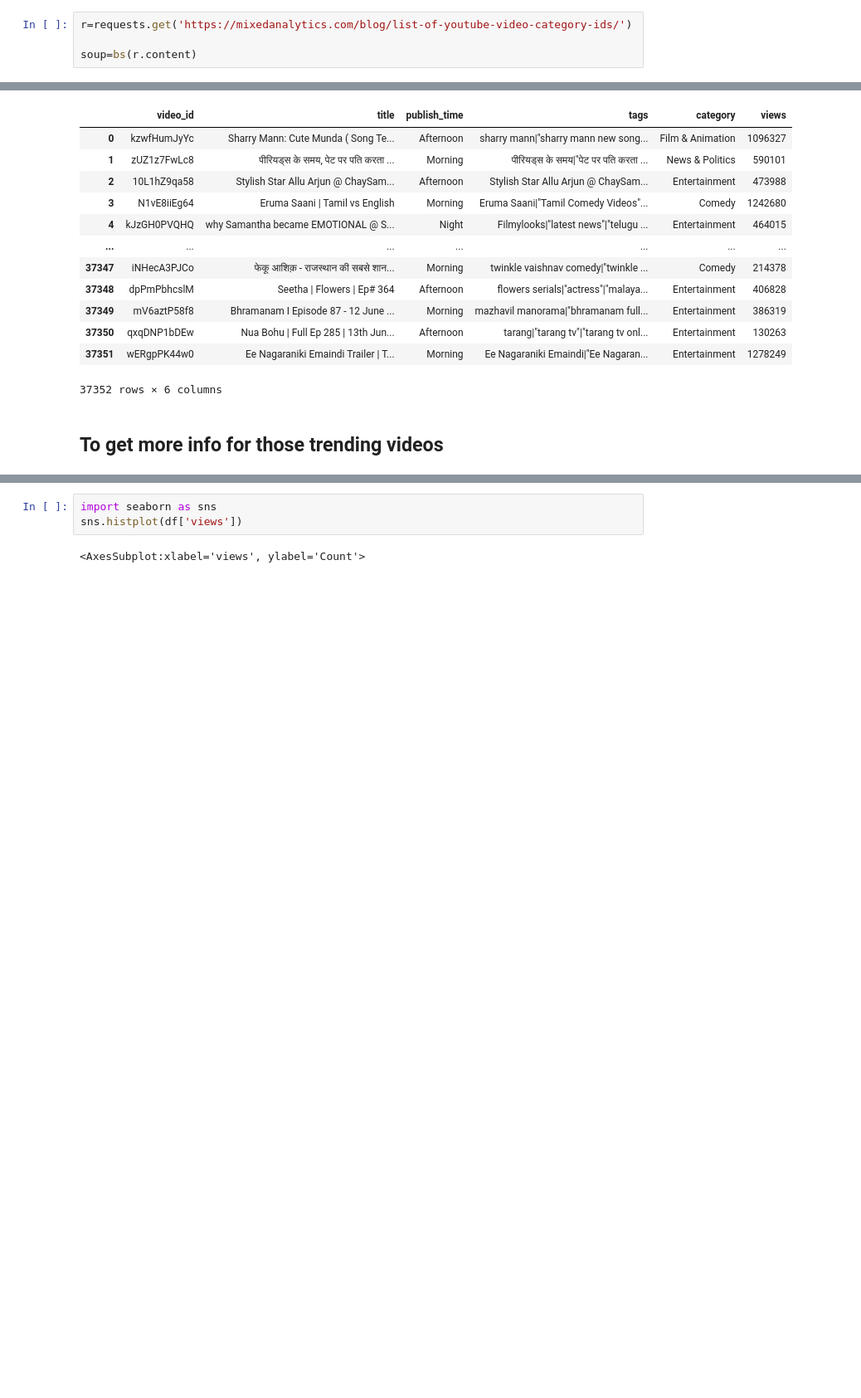
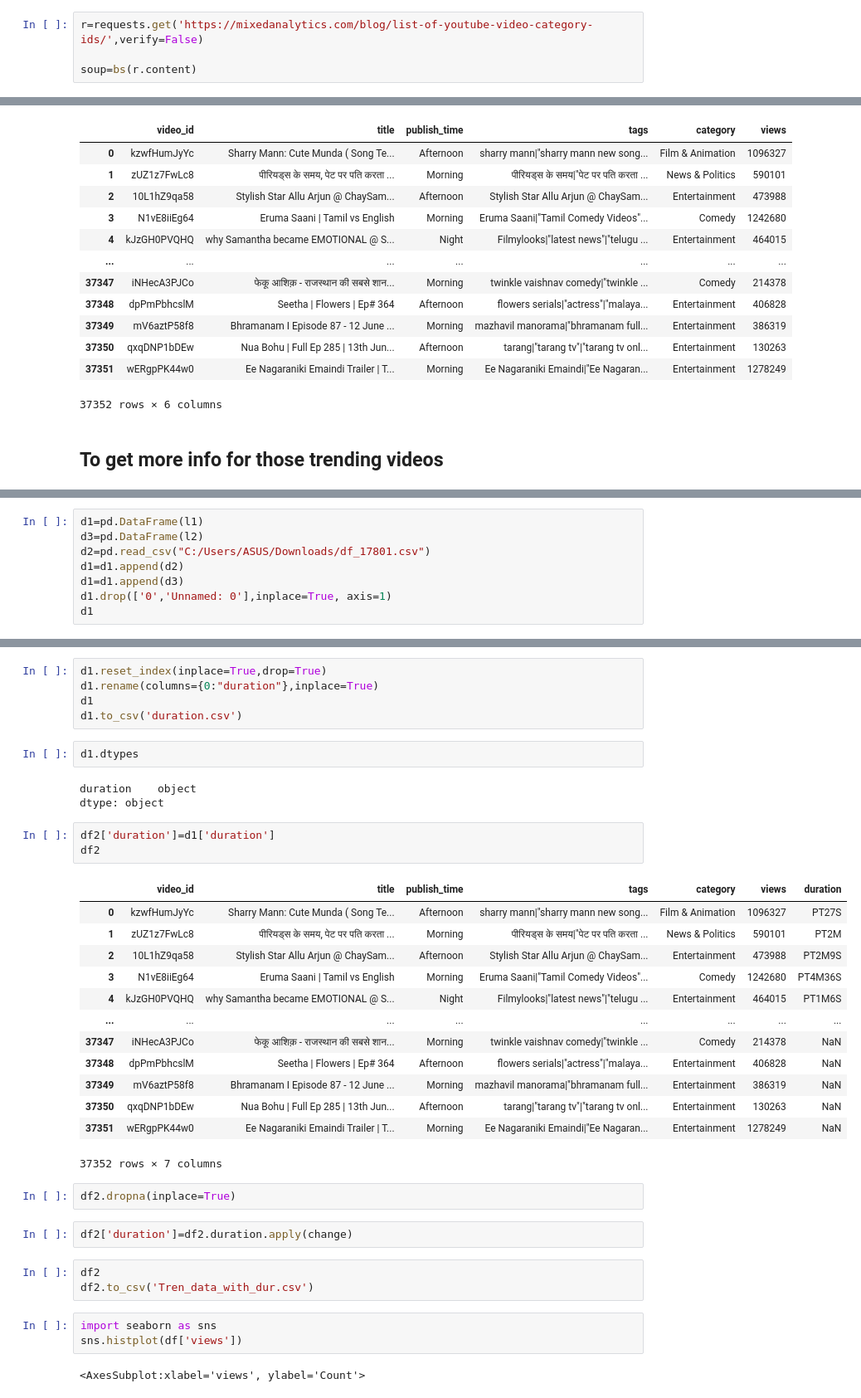
Before and after one commit to Akashram28/Cranklever_Datahack, a Jupyter notebook: Datahack_youtube.ipynb, the cells around one changed output, grey strips where cells are left out. Shown: that part at 83% size. Cells and saved outputs as stored; diff of their text form; blank space fills up the shorter version.

```diff
--- a/Datahack_youtube.ipynb
+++ b/Datahack_youtube.ipynb
@@ -145,7 +137,7 @@ df1.groupby(by='upload_time').sum()
 # %% [markdown]
 ## Converting category_id to Category title
 # %%
-r=requests.get('https://mixedanalytics.com/blog/list-of-youtube-video-category-ids/')
+r=requests.get('https://mixedanalytics.com/blog/list-of-youtube-video-category-ids/',verify=False)
 
 soup=bs(r.content)
 # %%
@@ -271,0 +269,8 @@ print(len(lis))
+# %%
+d1=pd.DataFrame(l1)
+d3=pd.DataFrame(l2)
+d2=pd.read_csv("C:/Users/ASUS/Downloads/df_17801.csv")
+d1=d1.append(d2)
+d1=d1.append(d3)
+d1.drop(['0','Unnamed: 0'],inplace=True, axis=1)
+d1
@@ -272,3 +291,37 @@ print(len(lis))
+# %%
+d1.reset_index(inplace=True,drop=True)
+d1.rename(columns={0:"duration"},inplace=True)
+d1
+d1.to_csv('duration.csv')
+# %%
+d1.dtypes
+# %% [output]
+duration    object
+dtype: object
+# %%
+df2['duration']=d1['duration']
+df2
+# %% [output]
+|  | video_id | title | publish_time | tags | category | views | duration |
+| 0 | kzwfHumJyYc | Sharry Mann: Cute Munda ( Song Te... | Afternoon | sharry mann|"sharry mann new song... | Film & Animation | 1096327 | PT27S |
+| 1 | zUZ1z7FwLc8 | पीरियड्स के समय, पेट पर पति करता ... | Morning | पीरियड्स के समय|"पेट पर पति करता ... | News & Politics | 590101 | PT2M |
+| 2 | 10L1hZ9qa58 | Stylish Star Allu Arjun @ ChaySam... | Afternoon | Stylish Star Allu Arjun @ ChaySam... | Entertainment | 473988 | PT2M9S |
+| 3 | N1vE8iiEg64 | Eruma Saani | Tamil vs English | Morning | Eruma Saani|"Tamil Comedy Videos"... | Comedy | 1242680 | PT4M36S |
+| 4 | kJzGH0PVQHQ | why Samantha became EMOTIONAL @ S... | Night | Filmylooks|"latest news"|"telugu ... | Entertainment | 464015 | PT1M6S |
+| ... | ... | ... | ... | ... | ... | ... | ... |
+| 37347 | iNHecA3PJCo | फेकू आशिक़ - राजस्थान की सबसे शान... | Morning | twinkle vaishnav comedy|"twinkle ... | Comedy | 214378 | NaN |
+| 37348 | dpPmPbhcslM | Seetha | Flowers | Ep# 364 | Afternoon | flowers serials|"actress"|"malaya... | Entertainment | 406828 | NaN |
+| 37349 | mV6aztP58f8 | Bhramanam I Episode 87 - 12 June ... | Morning | mazhavil manorama|"bhramanam full... | Entertainment | 386319 | NaN |
+| 37350 | qxqDNP1bDEw | Nua Bohu | Full Ep 285 | 13th Jun... | Afternoon | tarang|"tarang tv"|"tarang tv onl... | Entertainment | 130263 | NaN |
+| 37351 | wERgpPK44w0 | Ee Nagaraniki Emaindi Trailer | T... | Morning | Ee Nagaraniki Emaindi|"Ee Nagaran... | Entertainment | 1278249 | NaN |
+37352 rows × 7 columns
+# %%
+df2.dropna(inplace=True)
+# %%
+df2['duration']=df2.duration.apply(change)
+# %%
+df2
+df2.to_csv('Tren_data_with_dur.csv')
 # %%
 import seaborn as sns
 sns.histplot(df['views'])
```
Also changed, not shown: parts of 10 cells of this notebook.
